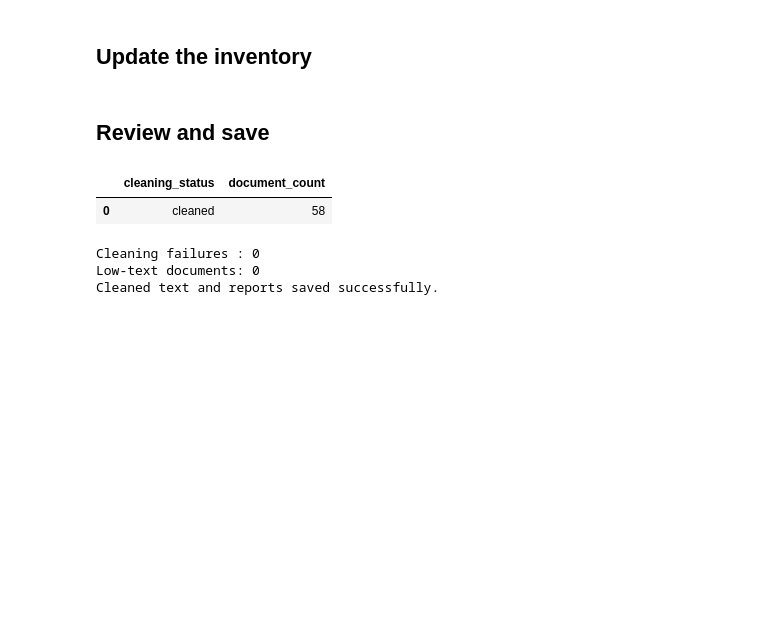
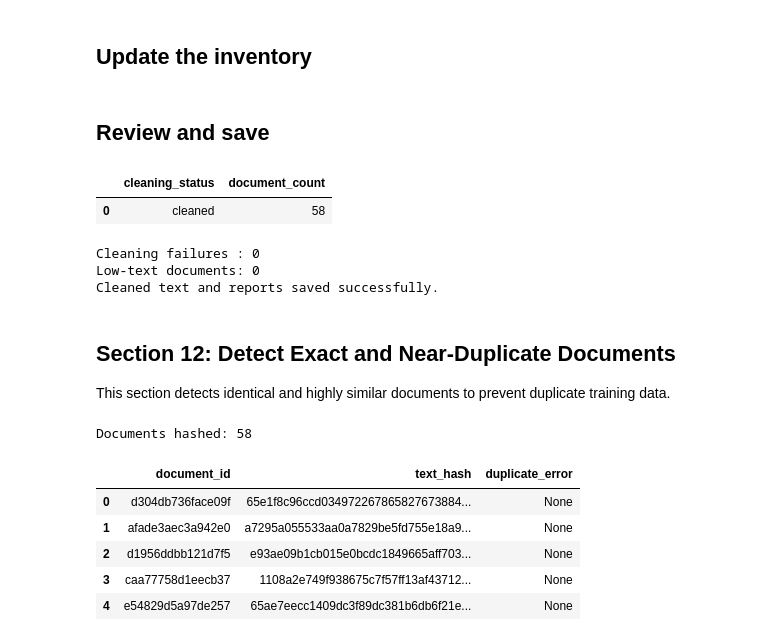
Before and after one commit to sharathnallaganti/Projects, a Jupyter notebook: project-schema-and-plan.ipynb, the cells around one changed output. Cells and saved outputs as stored; diff of their text form; code cells hidden in the pictures; blank space fills up the shorter version.

```diff
--- a/project-schema-and-plan.ipynb
+++ b/project-schema-and-plan.ipynb
@@ -1500,3 +1500,69 @@ print("Cleaned text and reports saved successfully.")
 Cleaning failures : 0
 Low-text documents: 0
 Cleaned text and reports saved successfully.
+# %% [markdown]
+## Section 12: Detect Exact and Near-Duplicate Documents
+
+This section detects identical and highly similar documents to prevent duplicate training data.
+# %%
+def normalize_for_duplicate_check(text):
+    text = text.lower()
+    text = re.sub(r"\s+", " ", text)
+    return text.strip()
+
+
+duplicate_records = []
+document_texts = {}
+
+cleaned_documents = document_inventory[
+    document_inventory["clean_text_path"].notna()
+].copy()
+
+for row in tqdm(
+    cleaned_documents.itertuples(index=False),
+    total=len(cleaned_documents),
+    desc="Calculating document hashes",
+):
+    try:
+        text_path = OUTPUT_DIR / row.clean_text_path
+        text = text_path.read_text(
+            encoding="utf-8",
+            errors="ignore",
+        )
+
+        normalized_text = normalize_for_duplicate_check(text)
+        document_texts[row.document_id] = normalized_text
+
+        text_hash = hashlib.sha256(
+            normalized_text.encode("utf-8")
+        ).hexdigest()
+
+        duplicate_records.append(
+            {
+                "document_id": row.document_id,
+                "text_hash": text_hash,
+                "duplicate_error": None,
+            }
+        )
+
+    except Exception as error:
+        duplicate_records.append(
+            {
+                "document_id": row.document_id,
+                "text_hash": None,
+                "duplicate_error": str(error),
+            }
+        )
+
+hash_table = pd.DataFrame(duplicate_records)
+
+print(f"Documents hashed: {len(hash_table)}")
+display(hash_table.head())
+# %% [output]
+Documents hashed: 58
+|  | document_id | text_hash | duplicate_error |
+| 0 | d304db736face09f | 65e1f8c96ccd034972267865827673884... | None |
+| 1 | afade3aec3a942e0 | a7295a055533aa0a7829be5fd755e18a9... | None |
+| 2 | d1956ddbb121d7f5 | e93ae09b1cb015e0bcdc1849665aff703... | None |
+| 3 | caa77758d1eecb37 | 1108a2e749f938675c7f57ff13af43712... | None |
+| 4 | e54829d5a97de257 | 65ae7eecc1409dc3f89dc381b6db6f21e... | None |
```
Also changed, not shown: parts of 17 cells of this notebook.
